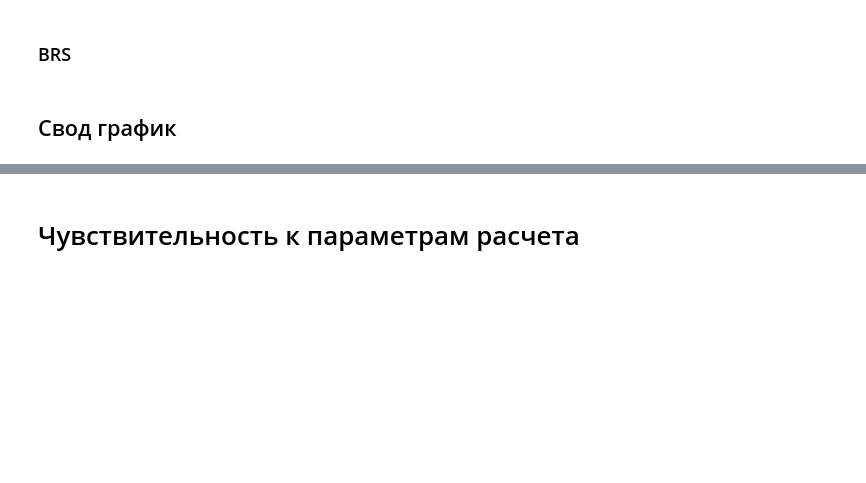
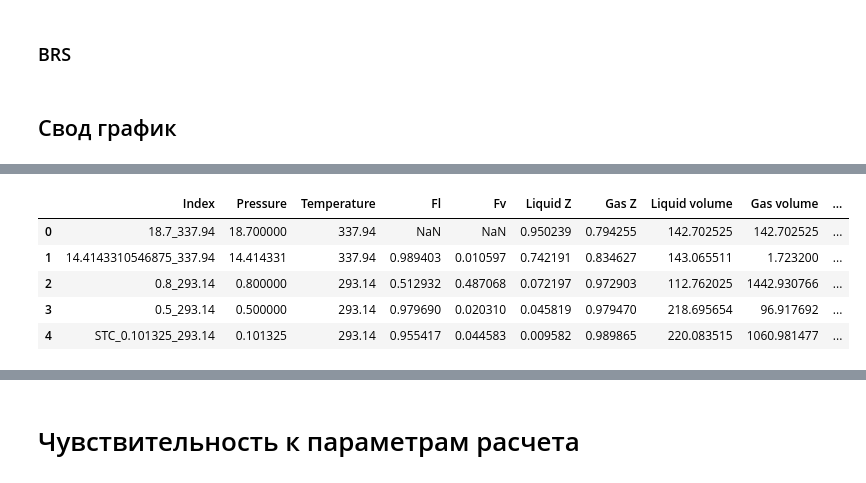
Before and after one commit to SidorenkoDD/BlackBoxFluid, a Jupyter notebook: code/notebook diss.ipynb, the cells around one changed output, grey strips where cells are left out. Cells and saved outputs as stored; diff of their text form; code cells hidden in the pictures; blank space fills up the shorter version.

```diff
--- a/code/notebook diss.ipynb
+++ b/code/notebook diss.ipynb
@@ -472,0 +1069,10 @@ plt.xlabel('Temp, C')
+# %%
+dle_res_view = DLEResultsViewer()
+dle_res_view.view(model_ai_36.experiments.SEPARATORTEST_MOD.result)
+# %% [output]
+|  | Index | Pressure | Temperature | Fl | Fv | Liquid Z | Gas Z | Liquid volume | Gas volume | ... |
+| 0 | 18.7_337.94 | 18.700000 | 337.94 | NaN | NaN | 0.950239 | 0.794255 | 142.702525 | 142.702525 | ... |
+| 1 | 14.4143310546875_337.94 | 14.414331 | 337.94 | 0.989403 | 0.010597 | 0.742191 | 0.834627 | 143.065511 | 1.723200 | ... |
+| 2 | 0.8_293.14 | 0.800000 | 293.14 | 0.512932 | 0.487068 | 0.072197 | 0.972903 | 112.762025 | 1442.930766 | ... |
+| 3 | 0.5_293.14 | 0.500000 | 293.14 | 0.979690 | 0.020310 | 0.045819 | 0.979470 | 218.695654 | 96.917692 | ... |
+| 4 | STC_0.101325_293.14 | 0.101325 | 293.14 | 0.955417 | 0.044583 | 0.009582 | 0.989865 | 220.083515 | 1060.981477 | ... |
```
Also changed, not shown: parts of 187 cells of this notebook, 11 other files.
